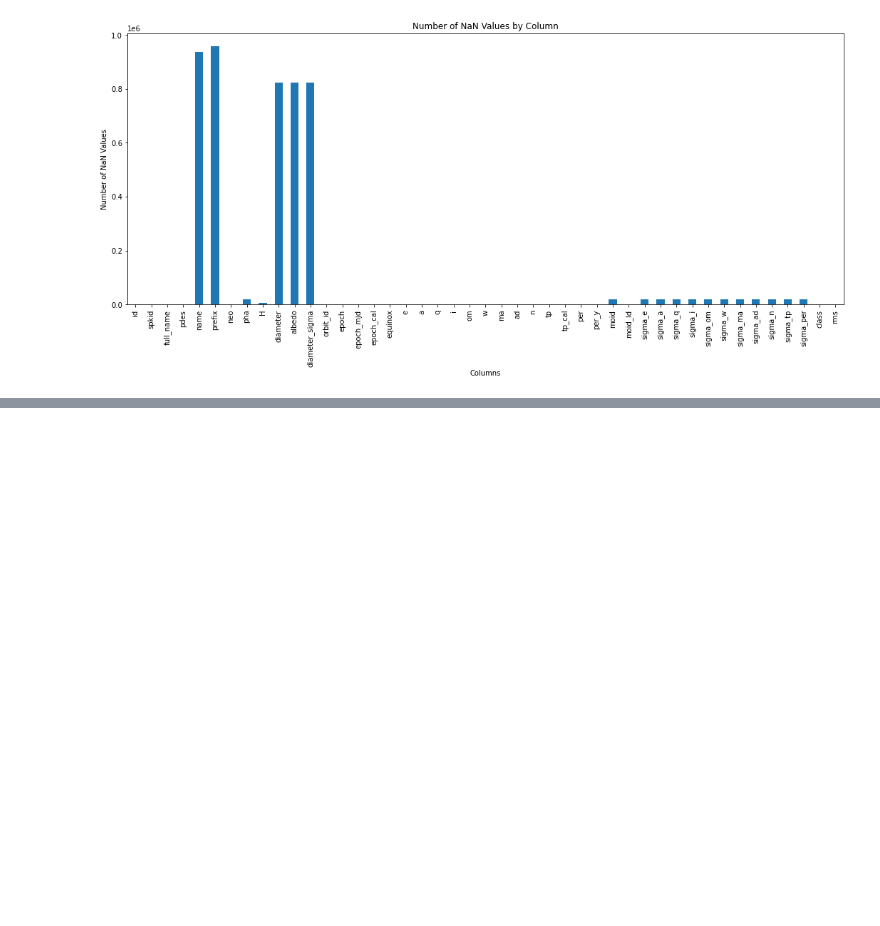
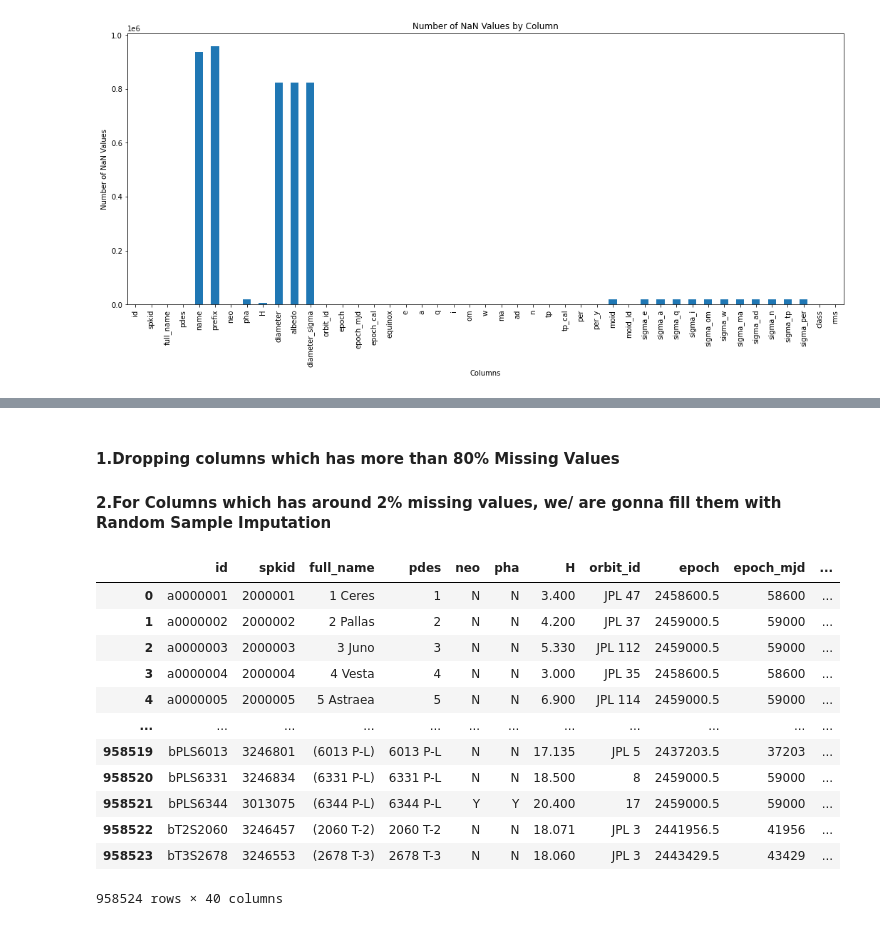
Before and after one commit to Mr-Dheer/Data-Mining, a Jupyter notebook: original.ipynb, the cells around one changed output, grey strips where cells are left out. Cells and saved outputs as stored; diff of their text form; code cells hidden in the pictures; blank space fills up the shorter version.

```diff
--- a/original.ipynb
+++ b/original.ipynb
@@ -70,0 +80,34 @@ plt.show()
+# %% [markdown]
+ #### 1.Dropping columns  which has more than 80% Missing Values
+ #### 2.For Columns which has around 2% missing values, we/ are gonna fill them with Random Sample Imputation
+# %%
+# Columns Dropped
+df=df.drop(labels=['prefix','name','diameter','albedo','diameter_sigma','name','prefix'], axis=1)
+
+
+# Random Sample Imputation
+def imputer_New(df):
+    for col in df.columns:
+        if df[col].isnull().sum() > 0:
+            random_sample = df[col].dropna().sample(df[col].isnull().sum(),
+                                                    random_state=69, replace=True)
+            random_sample.index = df[df[col].isnull()].index
+            df.loc[df[col].isnull(), col] = random_sample
+    return df
+
+
+imputer_New(df)
+# %% [output]
+|  | id | spkid | full_name | pdes | neo | pha | H | orbit_id | epoch | epoch_mjd | ... |
+| 0 | a0000001 | 2000001 | 1 Ceres | 1 | N | N | 3.400 | JPL 47 | 2458600.5 | 58600 | ... |
+| 1 | a0000002 | 2000002 | 2 Pallas | 2 | N | N | 4.200 | JPL 37 | 2459000.5 | 59000 | ... |
+| 2 | a0000003 | 2000003 | 3 Juno | 3 | N | N | 5.330 | JPL 112 | 2459000.5 | 59000 | ... |
+| 3 | a0000004 | 2000004 | 4 Vesta | 4 | N | N | 3.000 | JPL 35 | 2458600.5 | 58600 | ... |
+| 4 | a0000005 | 2000005 | 5 Astraea | 5 | N | N | 6.900 | JPL 114 | 2459000.5 | 59000 | ... |
+| ... | ... | ... | ... | ... | ... | ... | ... | ... | ... | ... | ... |
+| 958519 | bPLS6013 | 3246801 | (6013 P-L) | 6013 P-L | N | N | 17.135 | JPL 5 | 2437203.5 | 37203 | ... |
+| 958520 | bPLS6331 | 3246834 | (6331 P-L) | 6331 P-L | N | N | 18.500 | 8 | 2459000.5 | 59000 | ... |
+| 958521 | bPLS6344 | 3013075 | (6344 P-L) | 6344 P-L | Y | Y | 20.400 | 17 | 2459000.5 | 59000 | ... |
+| 958522 | bT2S2060 | 3246457 | (2060 T-2) | 2060 T-2 | N | N | 18.071 | JPL 3 | 2441956.5 | 41956 | ... |
+| 958523 | bT3S2678 | 3246553 | (2678 T-3) | 2678 T-3 | N | N | 18.060 | JPL 3 | 2443429.5 | 43429 | ... |
+958524 rows × 40 columns
```
Also changed, not shown: parts of 11 cells of this notebook.
